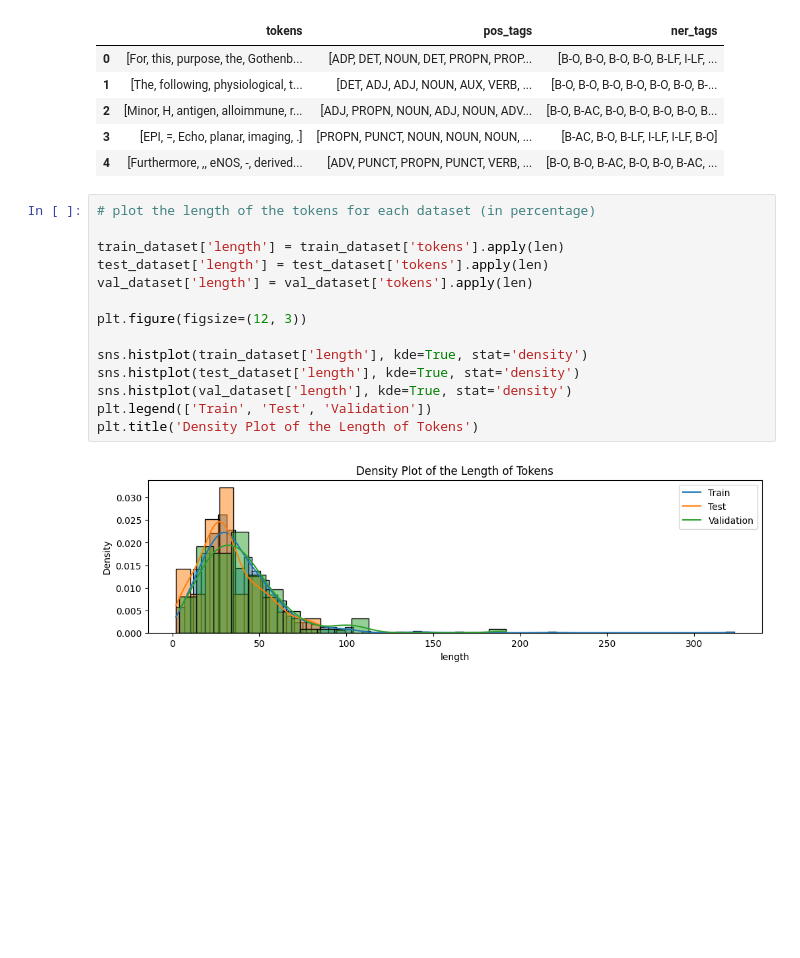
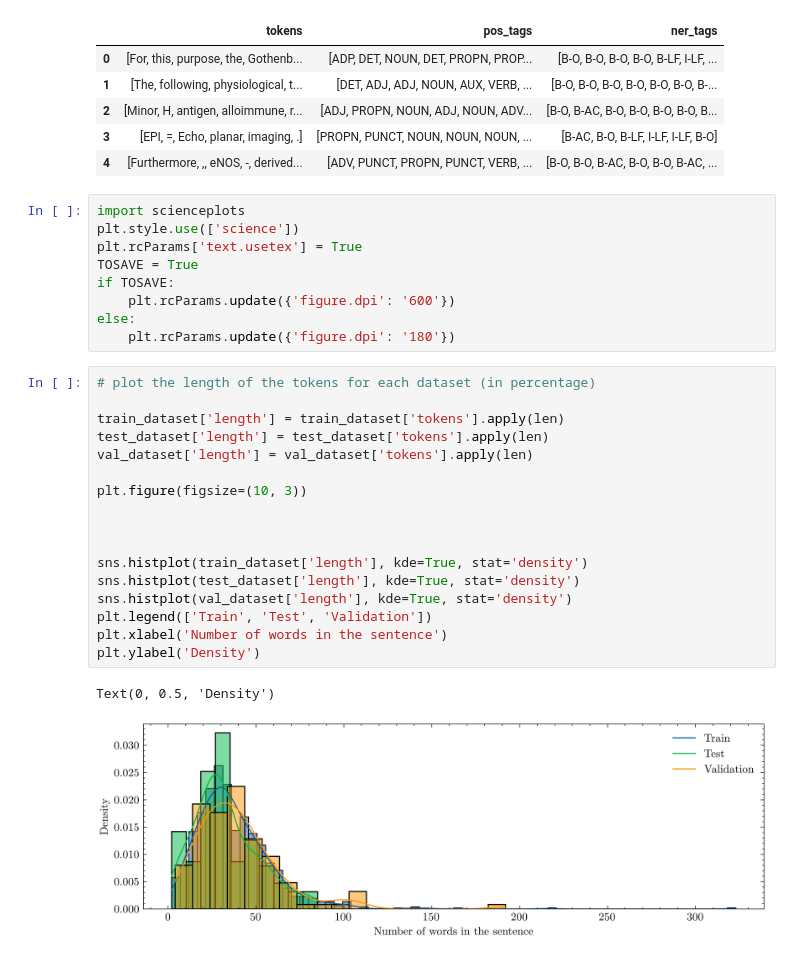
Before and after one commit to antoineedy/NLP-individual-courwework, a Jupyter notebook: data_exploration.ipynb, the cells around one changed output. Saved outputs shown, nothing was run; the diff lists cells and outputs as text; blank space fills up the shorter version.

```diff
--- a/data_exploration.ipynb
+++ b/data_exploration.ipynb
@@ -35,19 +34,32 @@ train_dataset.head()
 | 2 | [Minor, H, antigen, alloimmune, r... | [ADJ, PROPN, NOUN, ADJ, NOUN, ADV... | [B-O, B-AC, B-O, B-O, B-O, B-O, B... |
 | 3 | [EPI, =, Echo, planar, imaging, .] | [PROPN, PUNCT, NOUN, NOUN, NOUN, ... | [B-AC, B-O, B-LF, I-LF, I-LF, B-O] |
 | 4 | [Furthermore, ,, eNOS, -, derived... | [ADV, PUNCT, PROPN, PUNCT, VERB, ... | [B-O, B-O, B-AC, B-O, B-O, B-AC, ... |
+# %%
+import scienceplots
+plt.style.use(['science'])
+plt.rcParams['text.usetex'] = True
+TOSAVE = True
+if TOSAVE:
+    plt.rcParams.update({'figure.dpi': '600'})
+else:
+    plt.rcParams.update({'figure.dpi': '180'})
 # %%
 # plot the length of the tokens for each dataset (in percentage)
 
 train_dataset['length'] = train_dataset['tokens'].apply(len)
 test_dataset['length'] = test_dataset['tokens'].apply(len)
 val_dataset['length'] = val_dataset['tokens'].apply(len)
 
-plt.figure(figsize=(12, 3))
+plt.figure(figsize=(10, 3))
+
+
 
 sns.histplot(train_dataset['length'], kde=True, stat='density')
 sns.histplot(test_dataset['length'], kde=True, stat='density')
 sns.histplot(val_dataset['length'], kde=True, stat='density')
 plt.legend(['Train', 'Test', 'Validation'])
-plt.title('Density Plot of the Length of Tokens')
+plt.xlabel('Number of words in the sentence')
+plt.ylabel('Density')
 # %% [output]
+Text(0, 0.5, 'Density')
-[figure, old version]
+[figure, new version]
```
Also changed, not shown: parts of 5 cells of this notebook, 13 other files.
